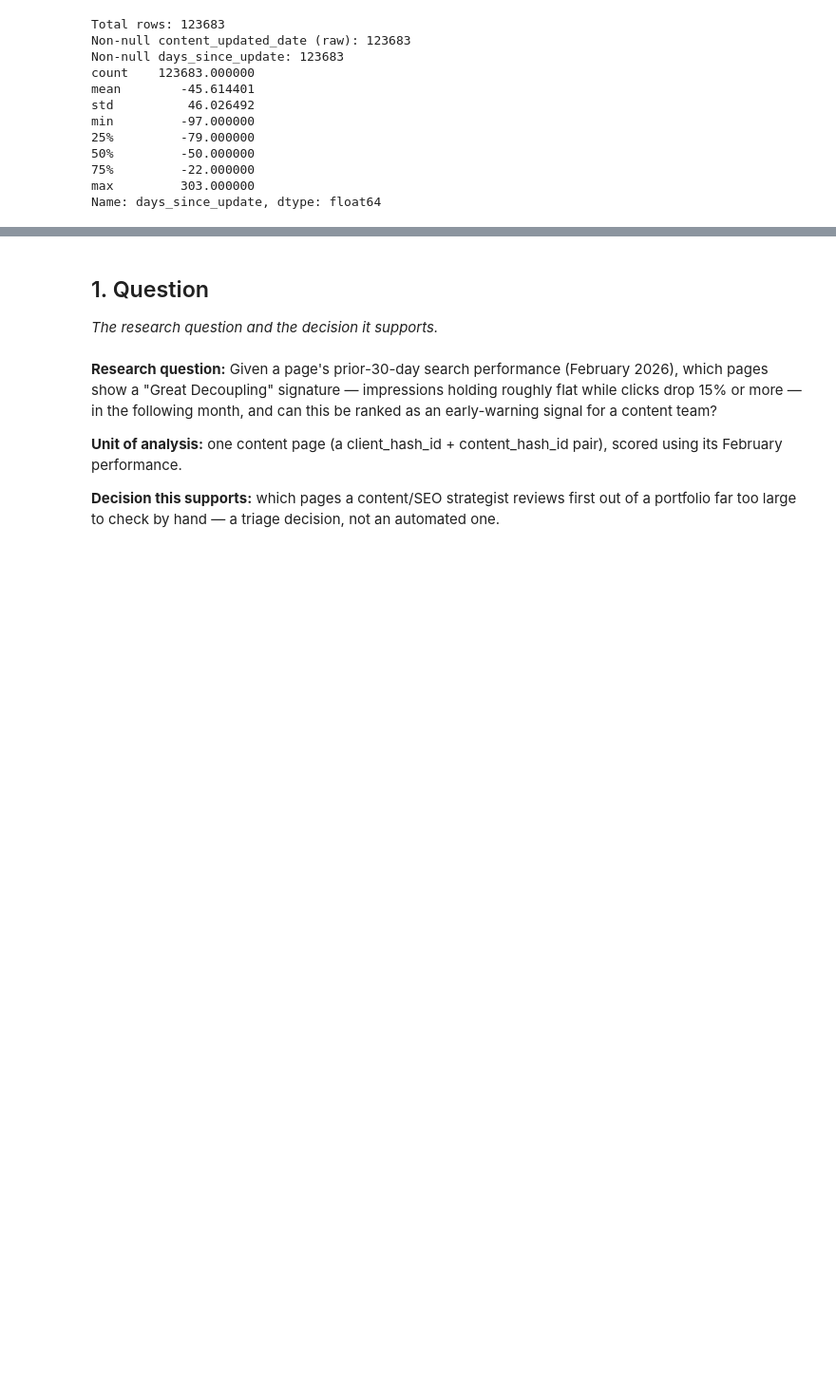
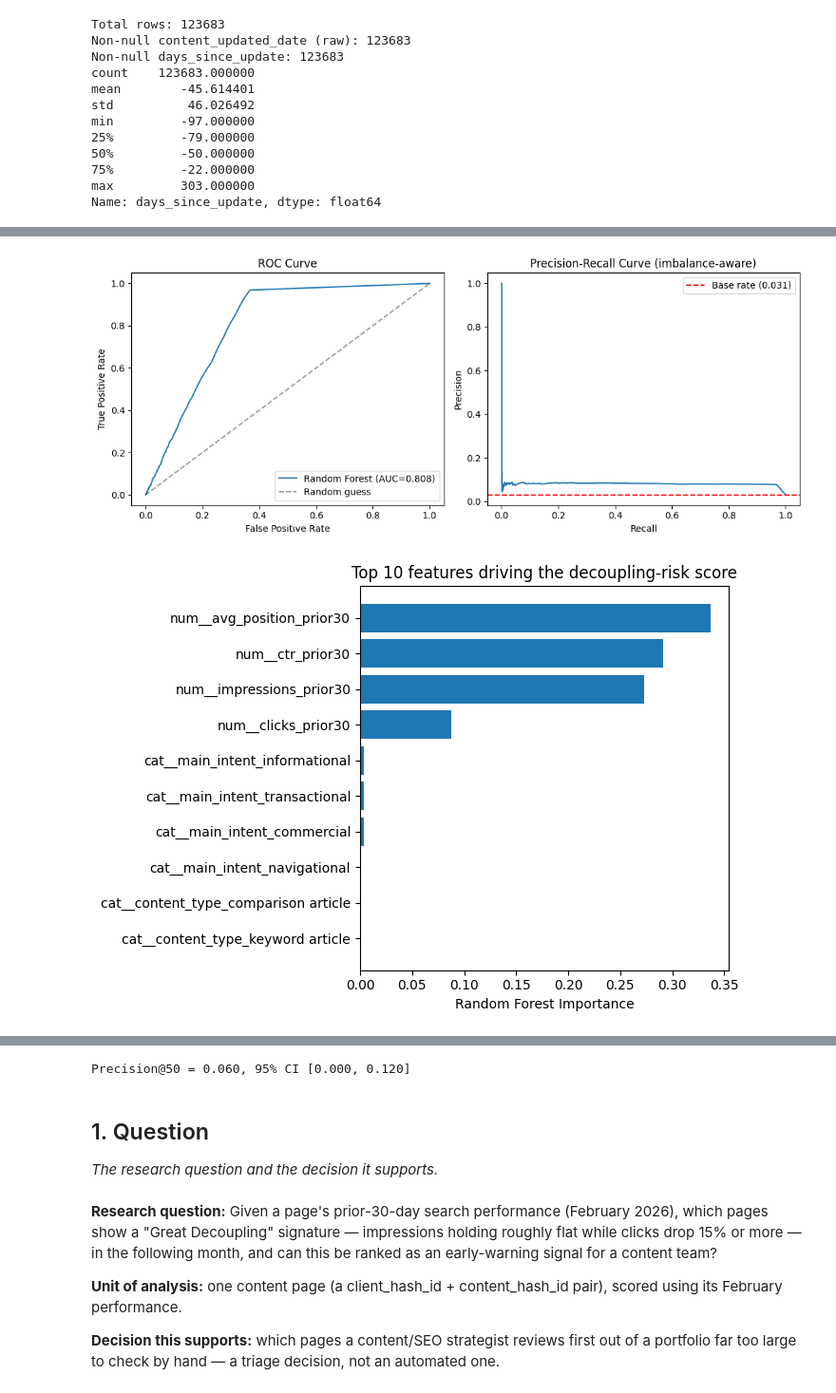
Before and after one commit to ridoy1211/Flyrank-Internship-ML, a Jupyter notebook: work/notebooks/capstone.ipynb, the cells around one changed output, grey strips where cells are left out. Shown at 95% size. Saved outputs shown, nothing was run; the diff lists cells and outputs as text; code cells hidden in the pictures; blank space fills up the shorter version.

```diff
--- a/work/notebooks/capstone.ipynb
+++ b/work/notebooks/capstone.ipynb
@@ -236 +236,79 @@ High-risk                    27234
 Name: count, dtype: int64
+# %%
+from sklearn.metrics import roc_curve, precision_recall_curve
+
+# --- Figure 1: ROC + Precision-Recall curves ---
+fpr, tpr, _ = roc_curve(test_df['decoupling_signature'], model_proba_test)
+prec, rec, _ = precision_recall_curve(test_df['decoupling_signature'], model_proba_test)
+
+fig, axes = plt.subplots(1, 2, figsize=(11, 4.5))
+axes[0].plot(fpr, tpr, label=f'Random Forest (AUC={roc_auc_score(test_df["decoupling_signature"], model_proba_test):.3f})')
+axes[0].plot([0,1],[0,1], 'k--', alpha=0.4, label='Random guess')
+axes[0].set_xlabel('False Positive Rate'); axes[0].set_ylabel('True Positive Rate')
+axes[0].set_title('ROC Curve'); axes[0].legend()
+
+axes[1].plot(rec, prec)
+axes[1].axhline(base_rate, color='red', linestyle='--', label=f'Base rate ({base_rate:.3f})')
+axes[1].set_xlabel('Recall'); axes[1].set_ylabel('Precision')
+axes[1].set_title('Precision-Recall Curve (imbalance-aware)'); axes[1].legend()
+fig.tight_layout()
+fig.savefig('work/figures/roc_pr_curves.png', dpi=150)
+plt.show()
+
+# --- Figure 2: Feature importance ---
+encoded_names = final_model.named_steps['prep'].get_feature_names_out()
+importances = final_model.named_steps['clf'].feature_importances_
+imp_df = pd.DataFrame({'feature': encoded_names, 'importance': importances}).sort_values('importance').tail(10)
+
+fig, ax = plt.subplots(figsize=(7, 5))
+ax.barh(imp_df['feature'], imp_df['importance'])
+ax.set_xlabel('Random Forest Importance')
+ax.set_title('Top 10 features driving the decoupling-risk score')
+fig.tight_layout()
+fig.savefig('work/figures/feature_importance.png', dpi=150)
+plt.show()
+
+# --- Figure 3: Score separation by class ---
+fig, ax = plt.subplots(figsize=(7, 4.5))
+ax.hist(model_proba_test[test_df['decoupling_signature']==0], bins=30, alpha=0.6, label='Not decoupling', density=True)
+ax.hist(model_proba_test[test_df['decoupling_signature']==1], bins=30, alpha=0.6, label='Decoupling', density=True)
+ax.set_xlabel('Model score'); ax.set_ylabel('Density')
+ax.set_title('Score distribution by true label')
+ax.legend()
+fig.tight_layout()
+fig.savefig('work/figures/score_separation.png', dpi=150)
+plt.show()
+
+# --- Figure 4: The leakage catch, visualized ---
+fig, ax = plt.subplots(figsize=(7, 4.5))
+ax.hist(df['days_since_update'].dropna(), bins=40)
+ax.axvline(0, color='red', linestyle='--', label='Decision point (Mar 31, 2026)')
+ax.set_xlabel('Days since content update (negative = update recorded AFTER the decision point)')
+ax.set_ylabel('Number of pages')
+ax.set_title('Why content_updated_date was dropped: most values are post-decision-point')
+ax.legend()
+fig.tight_layout()
+fig.savefig('work/figures/leakage_catch.png', dpi=150)
+plt.show()
+
+# --- Figure 5: Archetype distribution ---
+fig, ax = plt.subplots(figsize=(6, 4))
+df['archetype'].value_counts().plot(kind='bar', ax=ax)
+ax.set_ylabel('Number of pages'); ax.set_title('Archetype distribution')
+plt.xticks(rotation=20, ha='right')
+fig.tight_layout()
+fig.savefig('work/figures/archetype_distribution.png', dpi=150)
+plt.show()
+
+# --- Bootstrap confidence interval on the headline number ---
+rng = np.random.default_rng(42)
+boot_scores = []
+y_test_arr, proba_arr = test_df['decoupling_signature'].values, model_proba_test
+for _ in range(1000):
+    idx = rng.integers(0, len(y_test_arr), len(y_test_arr))
+    boot_scores.append(precision_at_k(proba_arr[idx], y_test_arr[idx], 50))
+ci_low, ci_high = np.percentile(boot_scores, [2.5, 97.5])
+print(f"Precision@50 = {results.iloc[1]['precision@50']:.3f}, 95% CI [{ci_low:.3f}, {ci_high:.3f}]")
+# %% [output]
+[figure, added]
+[figure, added]
@@ -237,3 +318,4 @@ Name: count, dtype: int64
+Precision@50 = 0.060, 95% CI [0.000, 0.120]
 # %% [markdown]
 ## 1. Question
 
```
Also changed, not shown: parts of 3 cells of this notebook.
